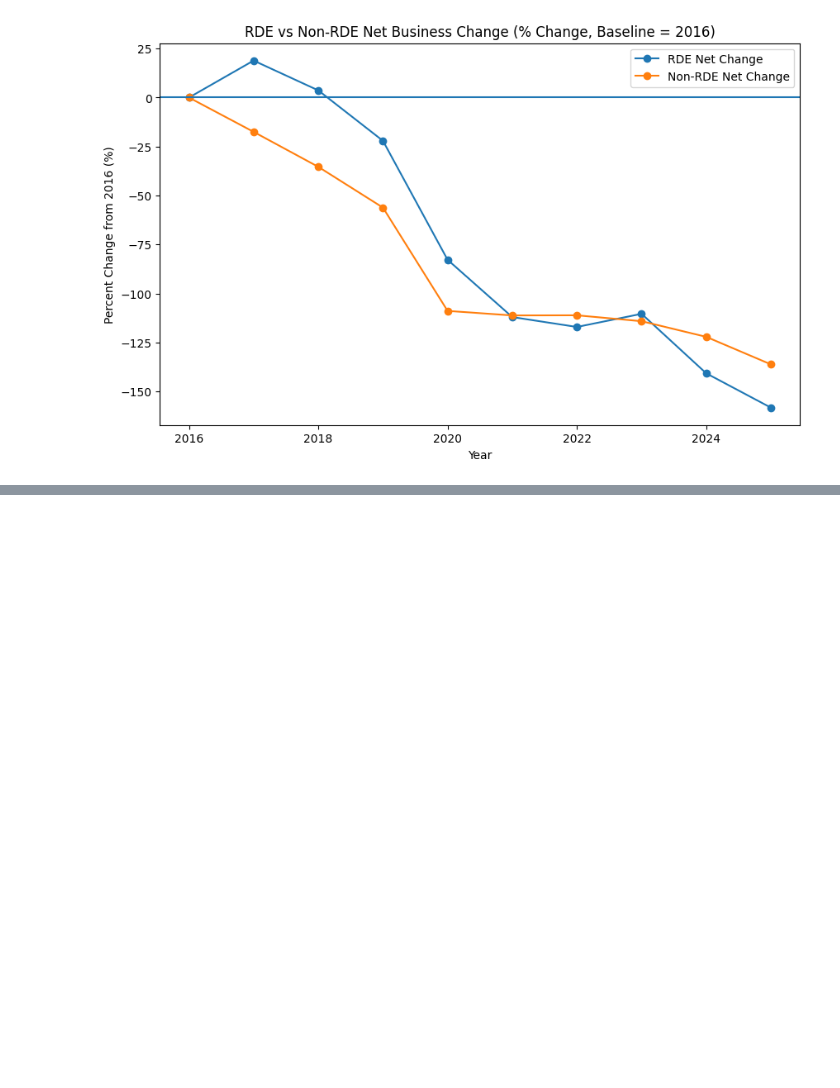
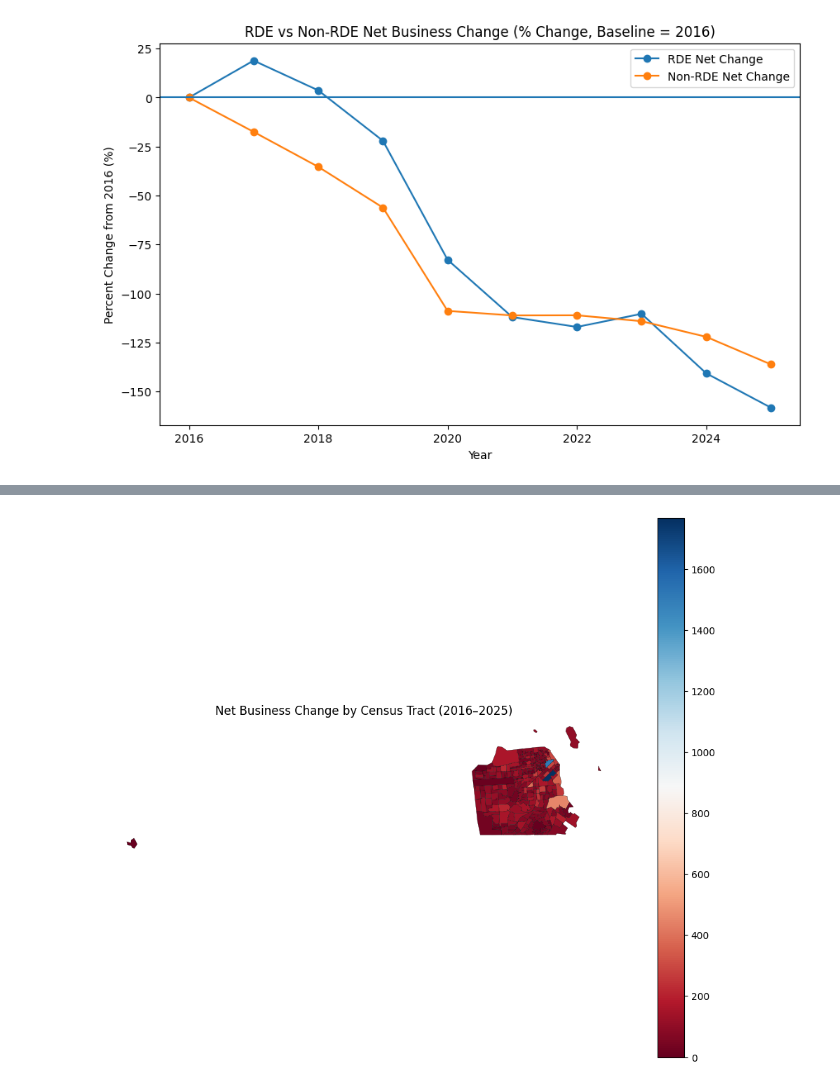
Before and after one commit to miaflynn/CYPLAN255-Final-Project, a Jupyter notebook: 03b_visualizations_businesstype_RDE.ipynb, the cells around one changed output, grey strips where cells are left out. Saved outputs shown, nothing was run; the diff lists cells and outputs as text; code cells hidden in the pictures; blank space fills up the shorter version.

```diff
--- a/03b_visualizations_businesstype_RDE.ipynb
+++ b/03b_visualizations_businesstype_RDE.ipynb
@@ -473,0 +520,5 @@ plt.show()
+# %%
+# keep only San Francisco County tracts
+tracts_gdf = tracts_gdf[tracts_gdf['GEOID'].str[2:5] == '075']
+# %%
+gdf_joined = gpd.sjoin(gdf_sf, tracts_gdf, how='left', predicate='within')
@@ -473,0 +537,41 @@ plt.show()
+# %%
+# count by tract
+openings_by_tract = gdf_open.groupby('GEOID').size()
+closings_by_tract = gdf_close.groupby('GEOID').size()
+
+tract_counts = pd.DataFrame({
+    'openings': openings_by_tract,
+    'closings': closings_by_tract
+}).fillna(0)
+
+# net change
+tract_counts['net'] = tract_counts['openings'] - tract_counts['closings']
+# %%
+tracts_map = tracts_gdf.merge(
+    tract_counts,
+    on='GEOID',
+    how='left'
+)
+
+# fill missing tracts with 0
+tracts_map[['openings', 'closings', 'net']] = tracts_map[
+    ['openings', 'closings', 'net']
+].fillna(0)
+# %%
+fig, ax = plt.subplots(1, 1, figsize=(12, 10))
+
+tracts_map.plot(
+    column='net',
+    cmap='RdBu',   # red = losses, blue = gains
+    legend=True,
+    ax=ax,
+    edgecolor='black',
+    linewidth=0.2
+)
+
+ax.set_title('Net Business Change by Census Tract (2016–2025)')
+ax.axis('off')
+
+plt.show()
+# %% [output]
+[figure, added]
```
Also changed, not shown: parts of 9 cells of this notebook.
